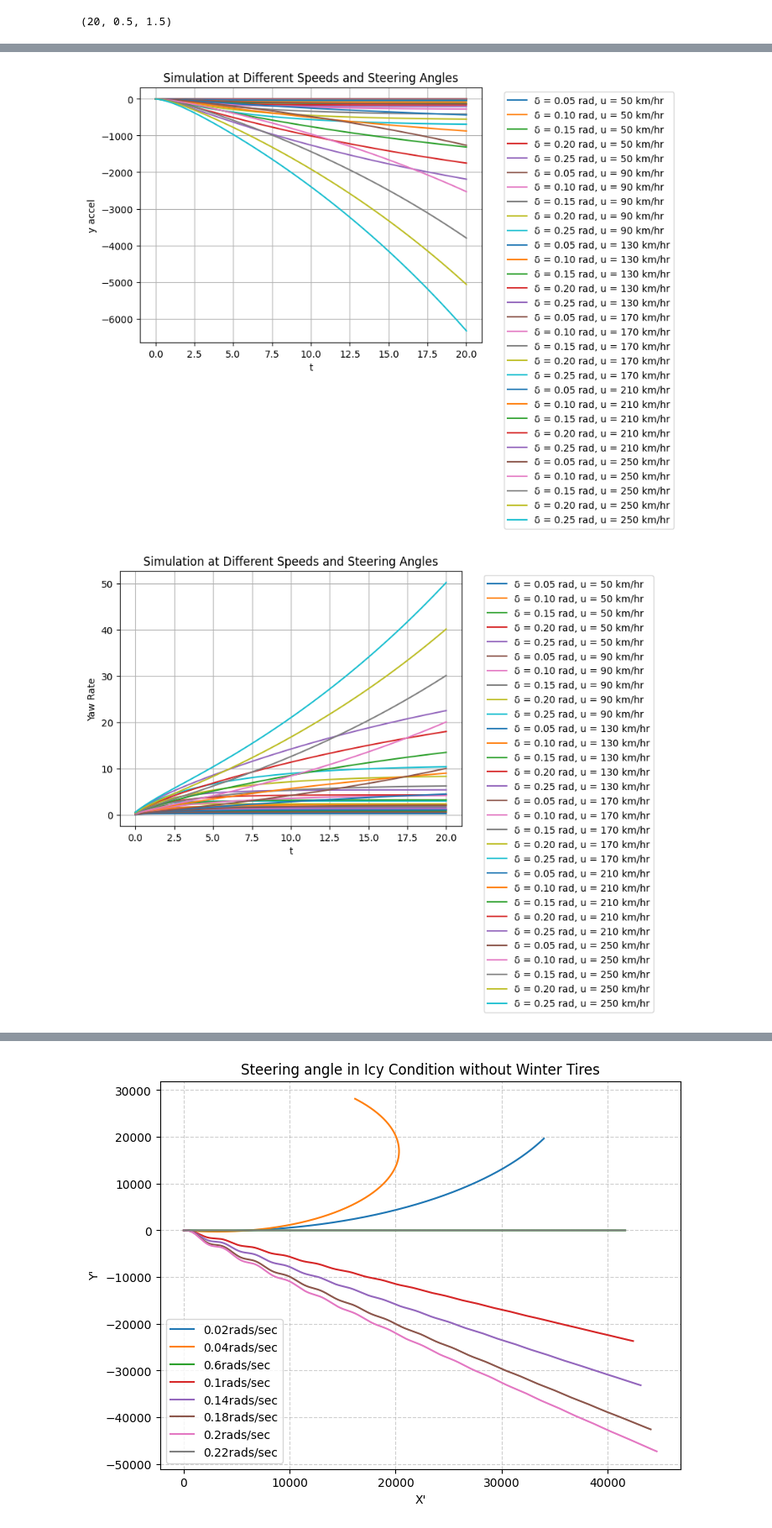
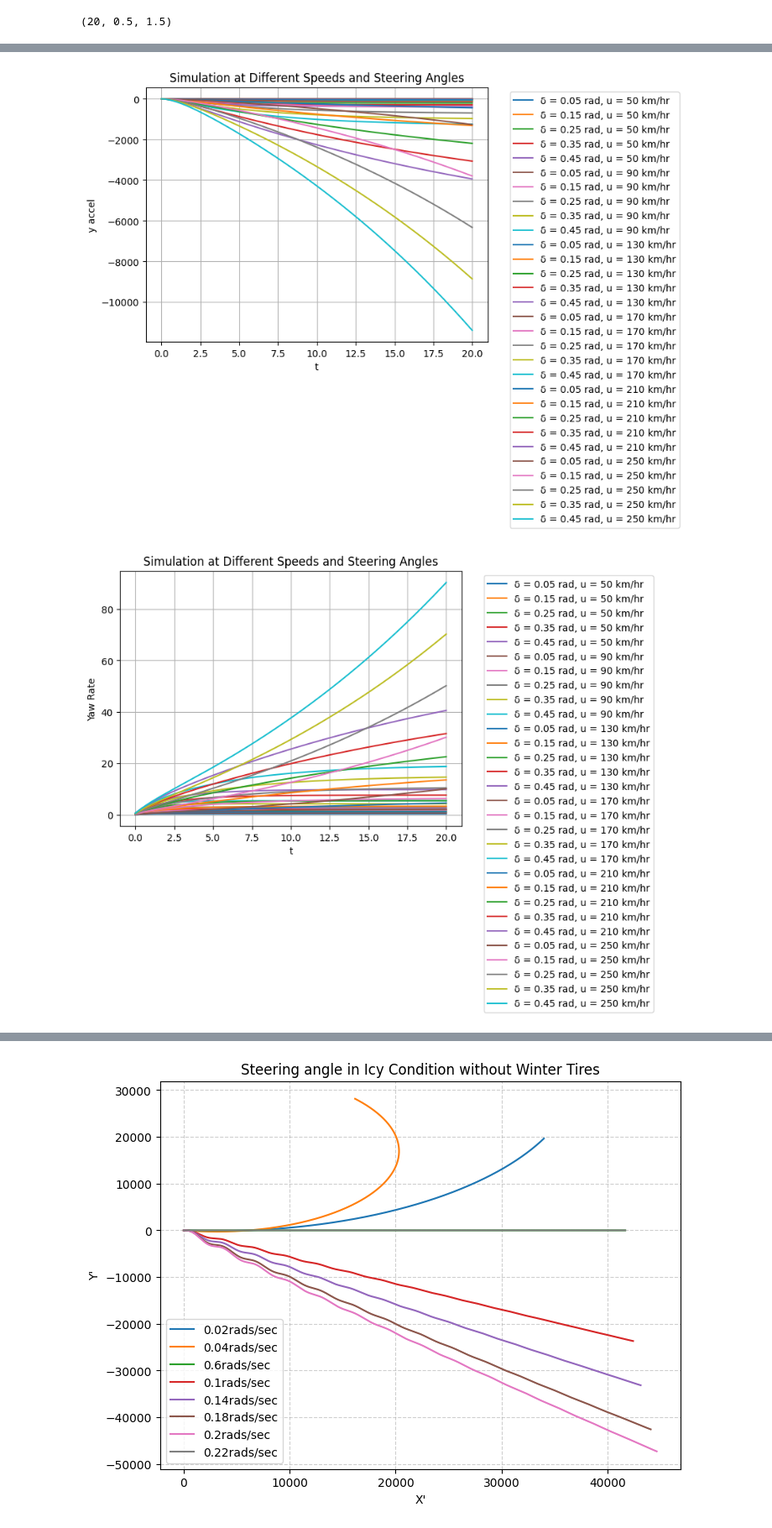
Before and after one commit to hepromark/BicycleModelExploration, a Jupyter notebook: part2.ipynb, the cells around one changed output, grey strips where cells are left out. Shown at 84% size. Cells and saved outputs as stored; diff of their text form; code cells hidden in the pictures.

Commit message:
stability check for C2

```diff
--- a/part2.ipynb
+++ b/part2.ipynb
@@ -459,8 +459,8 @@ get_new_m_a_b(10, 1, 1, 10, 0)
 added_w = np.linspace(0, 50, 11)
 cog_values = [get_new_m_a_b(1400, 1.14, 1.33, w, 0) for w in added_w]
 
-u = 300 * 1000 / 3600
-init_vector = np.array([[0],[0]])
+u = 227* 1000 / 3600
+init_vector = np.array([[0],[0],[0],[0]])
 t_final = 20
 init_t = 0
 step_size = 0.2
@@ -499,42 +499,59 @@ u_values = [u * 1000 / 3600 for u in u_values_km]  # m/s
 init_vector = np.array([[0],[0]])
 t_final = 20
 init_t = 0
-step_size = 0.2
+step_size = 0.1
 max_iter = int(t_final / step_size)
 
 #iterate through delta
-delta = [0.05, 0.1, 0.15, 0.2, 0.25]
+delta = [0.05, .15, .25, .35, .45]
 
 
 histories = []
 labels = []
 
 # Simulate car behavior for different steering angles
 for u in u_values:
     for delta_value in delta:
         solver = BicycleSolver(
             m=1400,
             a=1.14,
             b=1.33,
             C_alpha_f=25000,
             C_alpha_r=21000,
             I_z = 2420,
             u=u
         )
 
         def task_a_model(y,t) -> np.ndarray:
             return solver.bicycle_model(solver.A, solver.B, y, delta_value)
 
         res, hist = solver.solve(solver.rk4, task_a_model, init_vector, init_t, max_iter, step_size)
 
 
         histories.append(hist)
         labels.append(f'δ = {delta_value:.2f} rad, u = {u * 3600 / 1000:.0f} km/hr')
 
 
 
+solver.visualize_results2(histories, labels, init_t, t_final, max_iter, title="Simulation at Different Speeds and Steering Angles")
 
-solver.visualize_results2(histories, labels, init_t, t_final, max_iter, title="Simulation at Different Speeds and Steering Angles")
+
+
+# C2 stability check
+for i, history in enumerate(histories):
+    y_difference = [history[j][0] - history[j-1][0] for j in range(1, len(history))]
+    yaw_difference = [history[j][1] - history[j-1][1] for j in range(1, len(history))]
+
+    if (abs(y_difference[-1]) > abs(y_difference[-5]) or
+        abs(yaw_difference[-1]) > abs(yaw_difference[-5])):
+
+        u_index = i // len(delta)
+        delta_index = i % len(delta)
+        print(f'Diverges at {u_values_km[u_index]:.0f} km/h and {delta[delta_index]:.2f} rad')
+    else:
+        u_index = i // len(delta)
+        delta_index = i % len(delta)
+        print(f'Converges at u {u_values_km[u_index]:.0f} km/h and {delta[delta_index]:.2f} rad')
 # %% [output]
-[figure, old version]
+[figure, new version]
-[figure, old version]
+[figure, new version]
```
Also changed, not shown: parts of 2 cells of this notebook.
